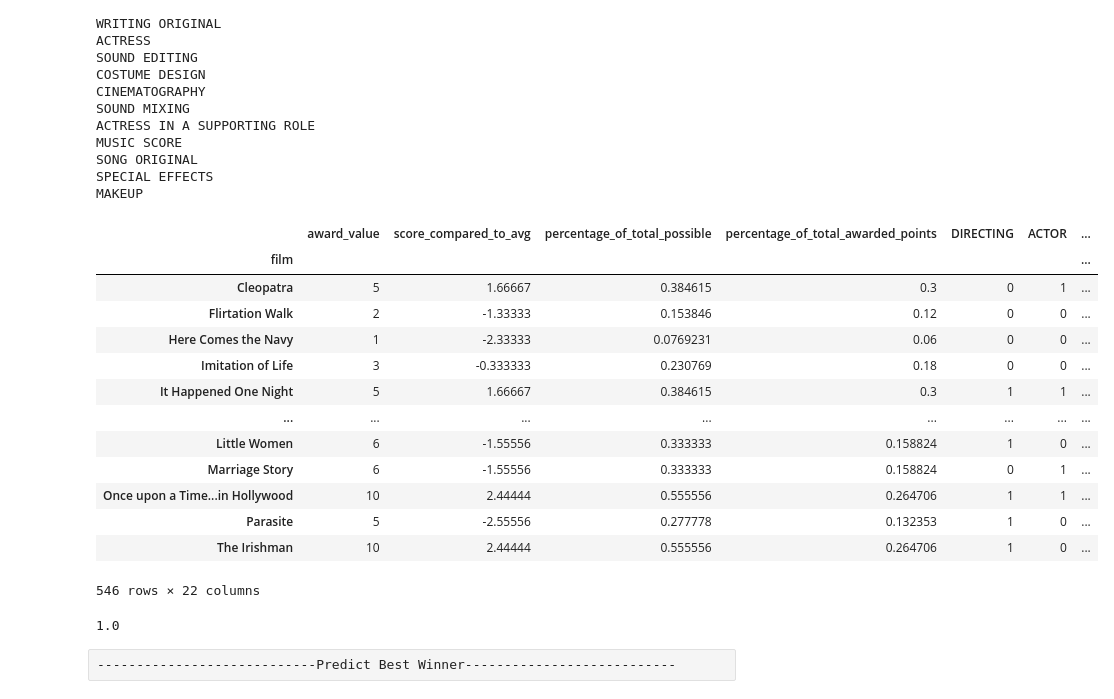
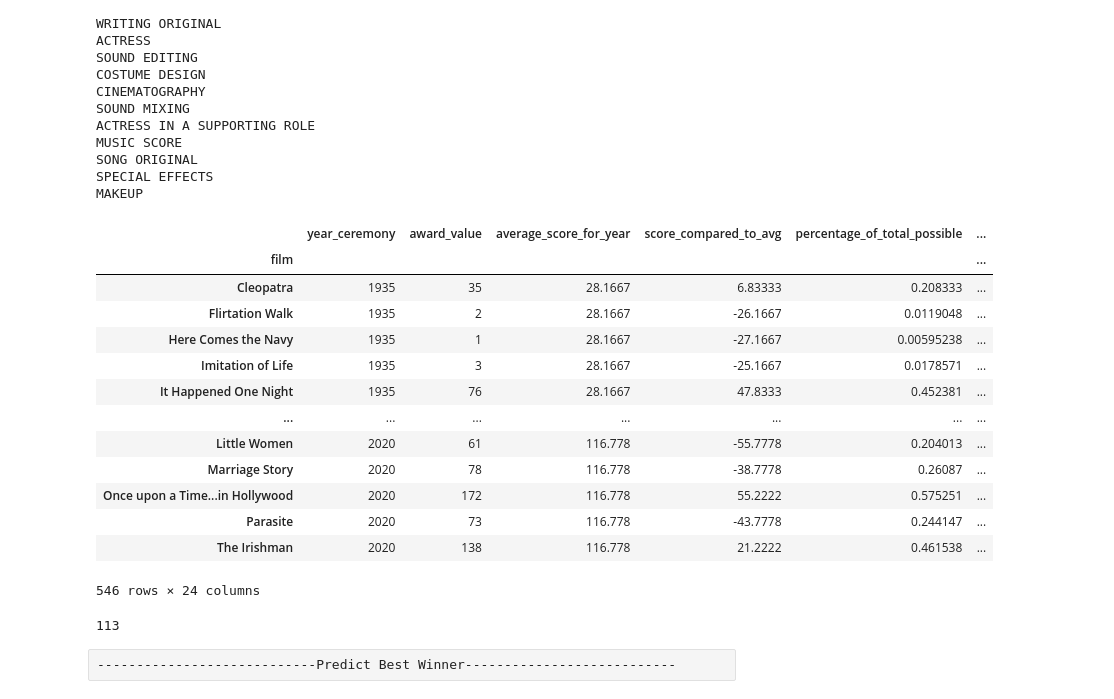
Before and after one commit to julia-claira/Machine_Learning_Oscars, a Jupyter notebook: academy_machine_learning.ipynb, the cells around one changed output. Drawn from its saved outputs; the diff is of its cells as text; code cells hidden in the pictures.

```diff
--- a/academy_machine_learning.ipynb
+++ b/academy_machine_learning.ipynb
@@ -130,43 +130,16 @@ See the caveats in the documentation: https://pandas.pydata.org/pandas-docs/stab
 # %%
 academy_db["award_value"]=0
 # %%
-##
-#3 out of 20 based on points alone 15%
-#best so far:
- #   values=[17,16,15,14,13,12,11,10,9,8,7,6,5,4,15,21,30] - reversed = to 9 right (a-c values set at 1,1,1)
-
-##
-############################change the weights
-#adds a weight to awards
-#(0.05404284013789919, 'DIRECTING'),
-# (0.04648601545114595, 'FILM EDITING'),
-# (0.03691170461943676, 'ACTOR'),
-# (0.03136192381801225, 'PRODUCTION DESIGN'),
-# (0.02617685314219636, 'ACTOR IN A SUPPORTING ROLE'),
-# (0.02609824032529727, 'WRITING ADAPTED'),
-# (0.025952330771384806, 'WRITING ORIGINAL'),
-# (0.025703801097702726, 'ACTRESS'),
-# (0.02455503901654759, 'SOUND EDITING'),
-# (0.023775591571238035, 'COSTUME DESIGN'),
-# (0.023462062706962154, 'CINEMATOGRAPHY'),
-# (0.022976505358339228, 'SOUND MIXING'),
-# (0.02231076122910411, 'ACTRESS IN A SUPPORTING ROLE'),
-# (0.020961861344428557, 'MUSIC SCORE'),
-# (0.015300388510390103, 'SONG ORIGINAL'),
-# (0.01413653433330052, 'SPECIAL EFFECTS'),
-# (0.012754433327629681, 'MAKEUP')]
-values=[1,1,1,1,1,1,1,1,1,1,1,1,1,1,1,1,1]
-#values=[17,16,15,14,13,12,11,10,9,8,7,6,5,4,15,21,30]
+#gives influence weights to categories
+values=[17,16,15,14,13,12,11,10,40,8,7,6,10,14,31,21,30]
 values=values[::-1]
 
 award_combine.keys()
 a_value=1
 b_value=1
-c_value=1
+c_value=1.3
 
 award_a_value={'WRITING ORIGINAL':a_value*values[6], 'WRITING ADAPTED':a_value*values[5], 'ACTOR':a_value*values[2], 'ACTRESS':a_value*values[7], 'BEST PICTURE':1, 'DIRECTING':a_value*values[0]}
 award_b_value={'CINEMATOGRAPHY':b_value*values[10], 'PRODUCTION DESIGN':b_value*values[3],'FILM EDITING':b_value*values[1],'ACTOR IN A SUPPORTING ROLE':b_value*values[4], 'ACTRESS IN A SUPPORTING ROLE':b_value*values[12]}
 award_c_value={'SOUND EDITING':c_value*values[8],'COSTUME DESIGN':c_value*values[9],'COSTUME DESIGN':c_value*values[11], 'MUSIC SCORE':c_value*values[13], 'SONG ORIGINAL':c_value*values[14],
                'SPECIAL EFFECTS':c_value*values[15],'MAKEUP':c_value*values[16]}
-
-values
@@ -578,29 +542,29 @@ MAKEUP
 # %%
 #removes earlier years
 for_analysis_db=best_film_db.set_index('film')
 for_analysis_db=for_analysis_db.loc[for_analysis_db['year_ceremony']>=1935]
-for_analysis_db.drop(['year_ceremony','average_score_for_year'], axis=1, inplace=True)
+#for_analysis_db.drop(['year_ceremony','average_score_for_year'], axis=1, inplace=True)
 for_analysis_db
 # %% [output]
-|  | award_value | score_compared_to_avg | percentage_of_total_possible | percentage_of_total_awarded_points | DIRECTING | ACTOR | ... |
-| film |  |  |  |  |  |  | ... |
-| Cleopatra | 5 | 1.66667 | 0.384615 | 0.3 | 0 | 1 | ... |
-| Flirtation Walk | 2 | -1.33333 | 0.153846 | 0.12 | 0 | 0 | ... |
-| Here Comes the Navy | 1 | -2.33333 | 0.0769231 | 0.06 | 0 | 0 | ... |
-| Imitation of Life | 3 | -0.333333 | 0.230769 | 0.18 | 0 | 0 | ... |
-| It Happened One Night | 5 | 1.66667 | 0.384615 | 0.3 | 1 | 1 | ... |
-| ... | ... | ... | ... | ... | ... | ... | ... |
-| Little Women | 6 | -1.55556 | 0.333333 | 0.158824 | 1 | 0 | ... |
-| Marriage Story | 6 | -1.55556 | 0.333333 | 0.158824 | 0 | 1 | ... |
-| Once upon a Time...in Hollywood | 10 | 2.44444 | 0.555556 | 0.264706 | 1 | 1 | ... |
-| Parasite | 5 | -2.55556 | 0.277778 | 0.132353 | 1 | 0 | ... |
-| The Irishman | 10 | 2.44444 | 0.555556 | 0.264706 | 1 | 0 | ... |
+|  | year_ceremony | award_value | average_score_for_year | score_compared_to_avg | percentage_of_total_possible | ... |
+| film |  |  |  |  |  | ... |
+| Cleopatra | 1935 | 35 | 28.1667 | 6.83333 | 0.208333 | ... |
+| Flirtation Walk | 1935 | 2 | 28.1667 | -26.1667 | 0.0119048 | ... |
+| Here Comes the Navy | 1935 | 1 | 28.1667 | -27.1667 | 0.00595238 | ... |
+| Imitation of Life | 1935 | 3 | 28.1667 | -25.1667 | 0.0178571 | ... |
+| It Happened One Night | 1935 | 76 | 28.1667 | 47.8333 | 0.452381 | ... |
+| ... | ... | ... | ... | ... | ... | ... |
+| Little Women | 2020 | 61 | 116.778 | -55.7778 | 0.204013 | ... |
+| Marriage Story | 2020 | 78 | 116.778 | -38.7778 | 0.26087 | ... |
+| Once upon a Time...in Hollywood | 2020 | 172 | 116.778 | 55.2222 | 0.575251 | ... |
+| Parasite | 2020 | 73 | 116.778 | -43.7778 | 0.244147 | ... |
+| The Irishman | 2020 | 138 | 116.778 | 21.2222 | 0.461538 | ... |
-546 rows × 22 columns
+546 rows × 24 columns
 # %%
 test_films=for_analysis_db.loc['Pulp Fiction']
 test_films[1]
 # %% [output]
-1.0
+113
 # %% [raw]
 ----------------------------Predict Best Winner---------------------------
 # %%
```
Also changed, not shown: parts of 40 cells of this notebook, 4 other files.
